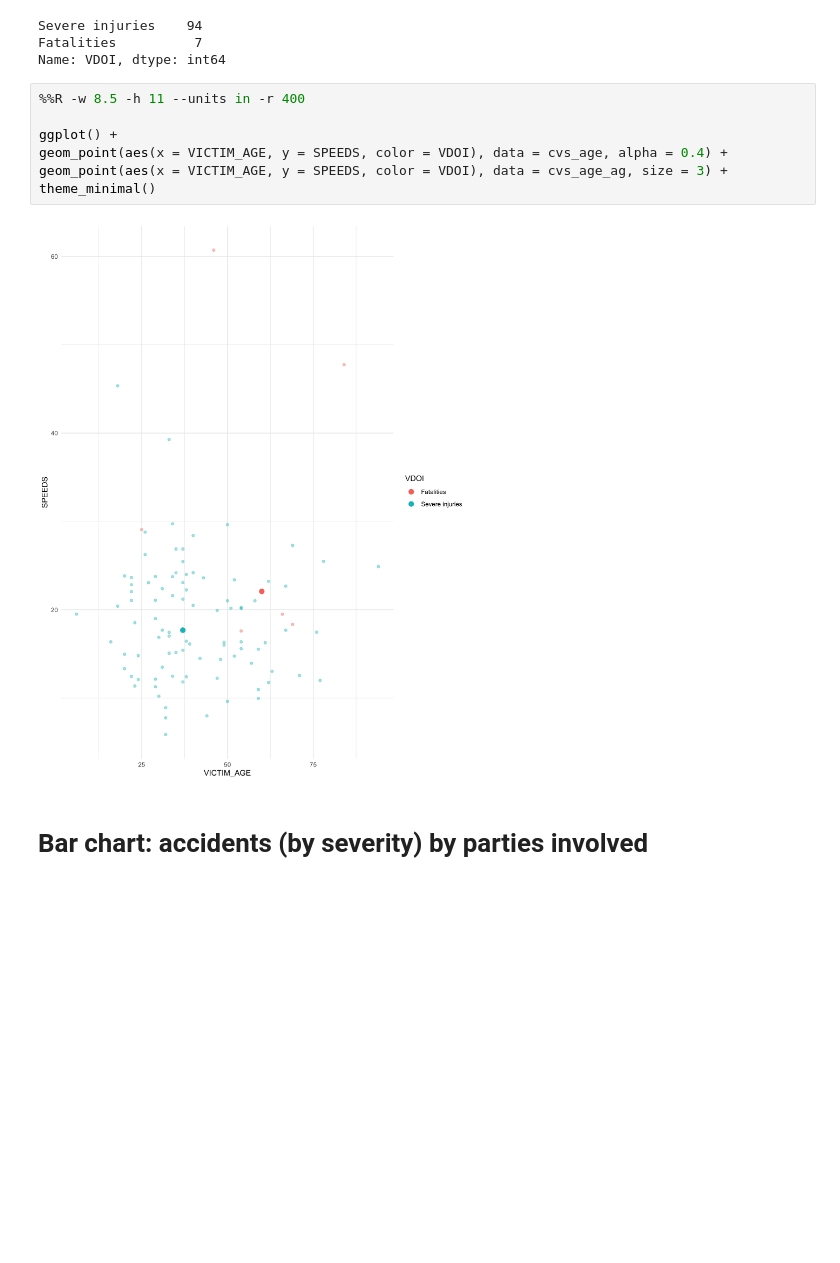
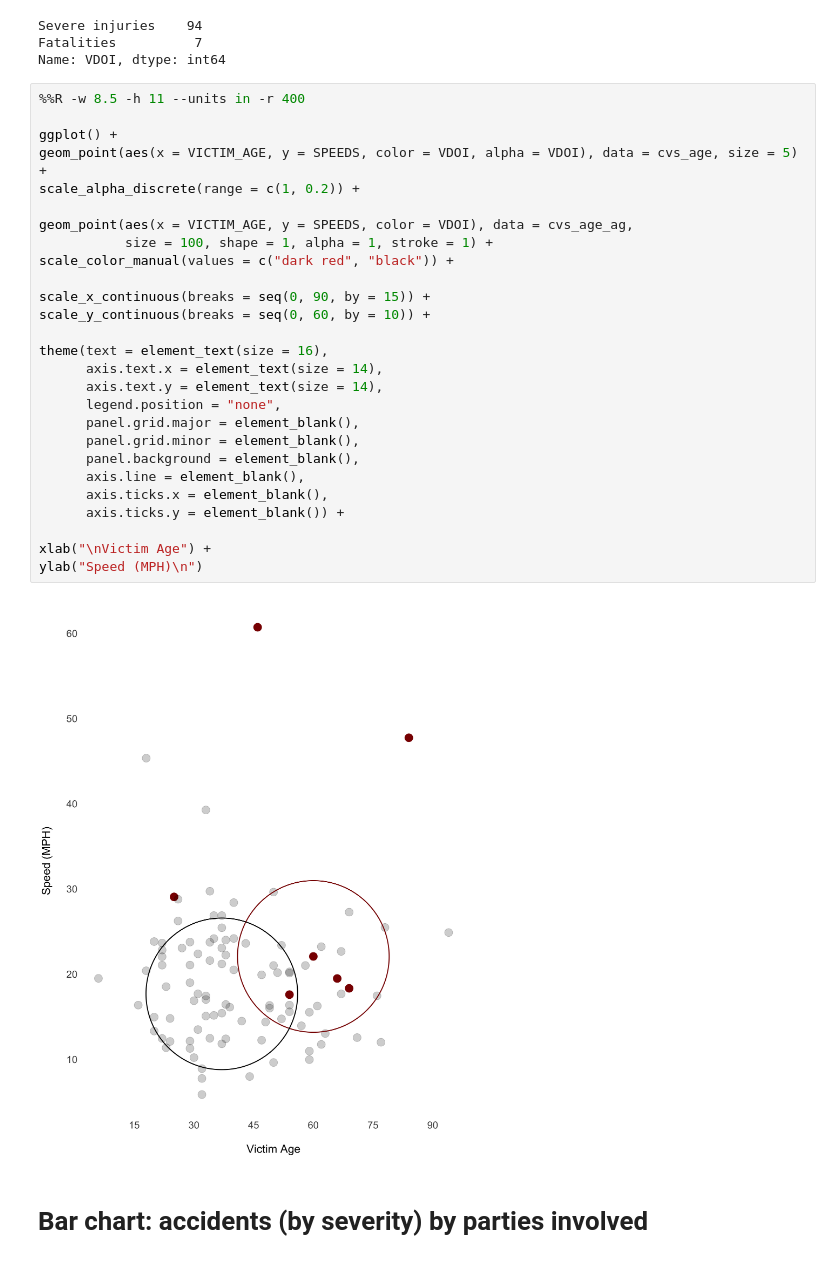
Before and after one commit to zs-barnes/Traffic-Collisions-EDA, a Jupyter notebook: EDA_Viz_Final_Project_Code_v3_bw.ipynb, the cells around one changed output. Cells and saved outputs as stored; diff of their text form; blank space fills up the shorter version.

```diff
--- a/EDA_Viz_Final_Project_Code_v3_bw.ipynb
+++ b/EDA_Viz_Final_Project_Code_v3_bw.ipynb
@@ -408,15 +428,35 @@ cvs.VDOI.value_counts()
 Severe injuries    94
 Fatalities          7
 Name: VDOI, dtype: int64
-# %%
-%%R -w 8.5 -h 11 --units in -r 400
-
-ggplot() +
-geom_point(aes(x = VICTIM_AGE, y = SPEEDS, color = VDOI), data = cvs_age, alpha = 0.4) +
-geom_point(aes(x = VICTIM_AGE, y = SPEEDS, color = VDOI), data = cvs_age_ag, size = 3) +
-theme_minimal()
-# %% [output]
-[figure, removed]
+# %%
+%%R -w 8.5 -h 11 --units in -r 400
+
+ggplot() +
+geom_point(aes(x = VICTIM_AGE, y = SPEEDS, color = VDOI, alpha = VDOI), data = cvs_age, size = 5) +
+scale_alpha_discrete(range = c(1, 0.2)) +
+
+geom_point(aes(x = VICTIM_AGE, y = SPEEDS, color = VDOI), data = cvs_age_ag,
+           size = 100, shape = 1, alpha = 1, stroke = 1) +
+scale_color_manual(values = c("dark red", "black")) +
+
+scale_x_continuous(breaks = seq(0, 90, by = 15)) +
+scale_y_continuous(breaks = seq(0, 60, by = 10)) +
+
+theme(text = element_text(size = 16),
+      axis.text.x = element_text(size = 14),
+      axis.text.y = element_text(size = 14),
+      legend.position = "none",
+      panel.grid.major = element_blank(),
+      panel.grid.minor = element_blank(),
+      panel.background = element_blank(),
+      axis.line = element_blank(),
+      axis.ticks.x = element_blank(),
+      axis.ticks.y = element_blank()) +
+
+xlab("\nVictim Age") +
+ylab("Speed (MPH)\n")
+# %% [output]
+[figure, added]
 # %% [markdown]
 # Bar chart: accidents (by severity) by parties involved
 # %%
```
Also changed, not shown: parts of 10 cells of this notebook.
